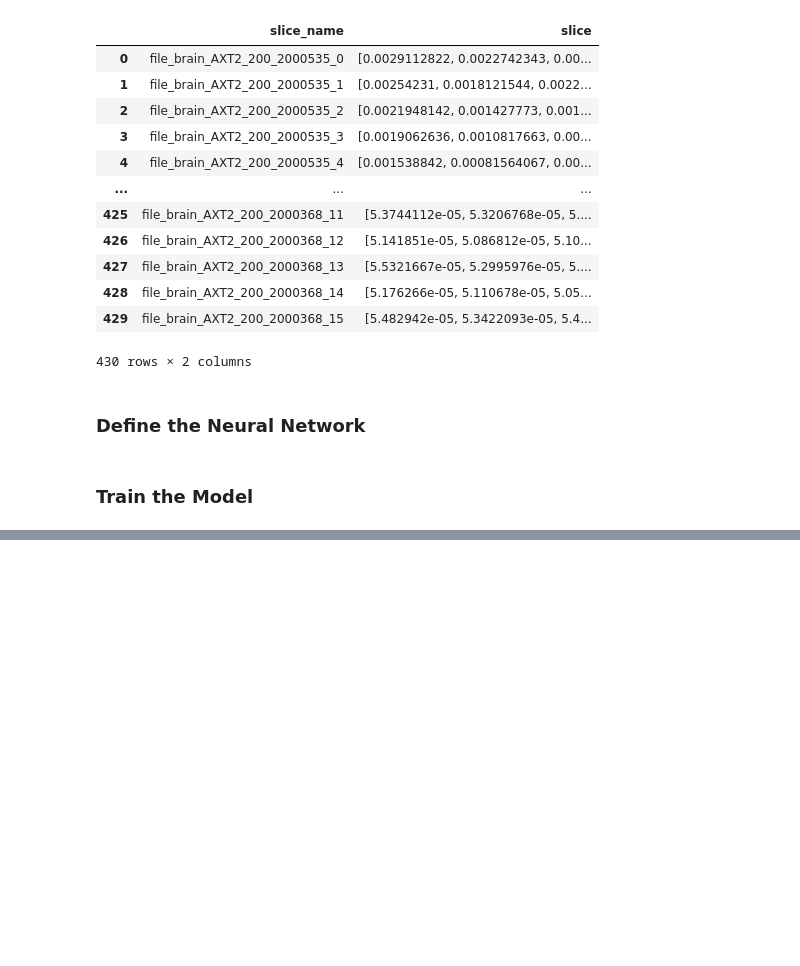
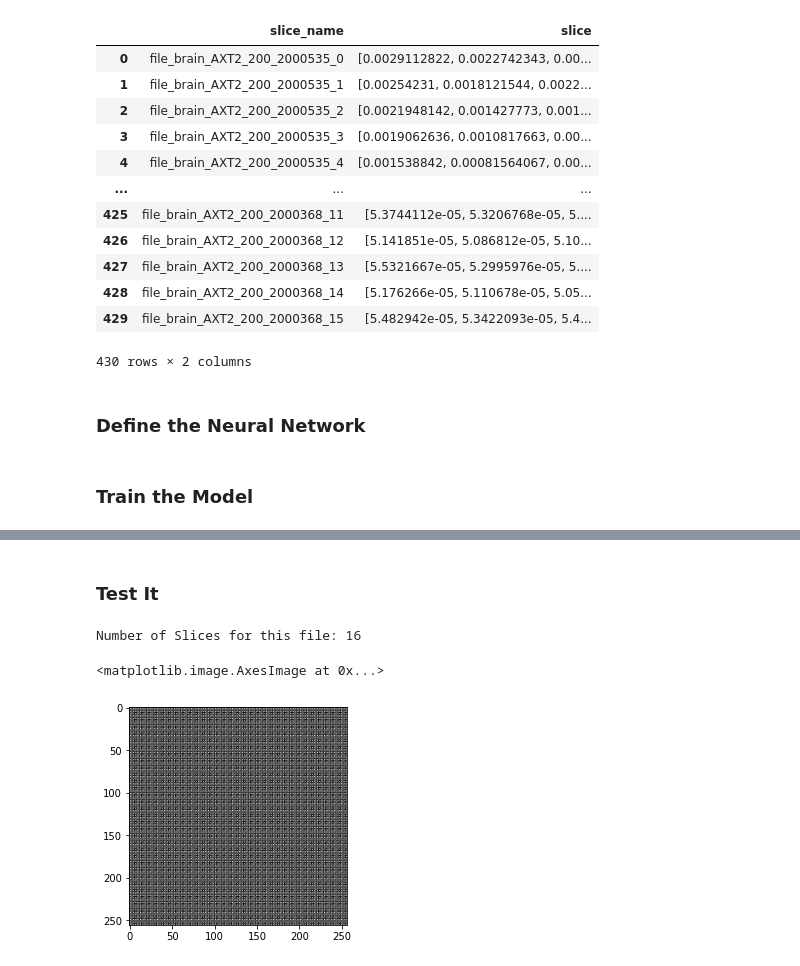
Before and after one commit to athornton1618/MRI_Compression, a Jupyter notebook: scripts/sparse_auto_encoder.ipynb, the cells around one changed output, grey strips where cells are left out. Cells and saved outputs as stored; diff of their text form; code cells hidden in the pictures; blank space fills up the shorter version.

```diff
--- a/scripts/sparse_auto_encoder.ipynb
+++ b/scripts/sparse_auto_encoder.ipynb
@@ -104,0 +120,2 @@ KeyboardInterrupt:
+# %% [markdown]
+### Test It
@@ -104,0 +127,21 @@ KeyboardInterrupt:
+# %%
+# Load a scan in
+data_dir = '../data/multicoil_test/'
+file = data_dir+'file_brain_AXT2_200_2000482.h5'
+hf = h5py.File(file)
+volume_kspace = hf['kspace'][()]
+n_slices = volume_kspace.shape[0]
+X_raw = combine_all_coils(volume_kspace,8)
+X = resize_scan(X_raw)
+X_encode = k_encode(3000,X)
+# %% [output]
+Number of Slices for this file: 16
+# %%
+X_input = torch.from_numpy(X_encode.flatten())
+X_output = model(X_input)
+X_output = X_output.detach().numpy().reshape(256,256)
+X_reconstruct = decode(X_output)
+plt.imshow(np.abs(X_reconstruct), cmap='gray')
+# %% [output]
+<matplotlib.image.AxesImage at 0x...>
+[figure, added]
```
Also changed, not shown: parts of 4 cells of this notebook, 2 other files.
